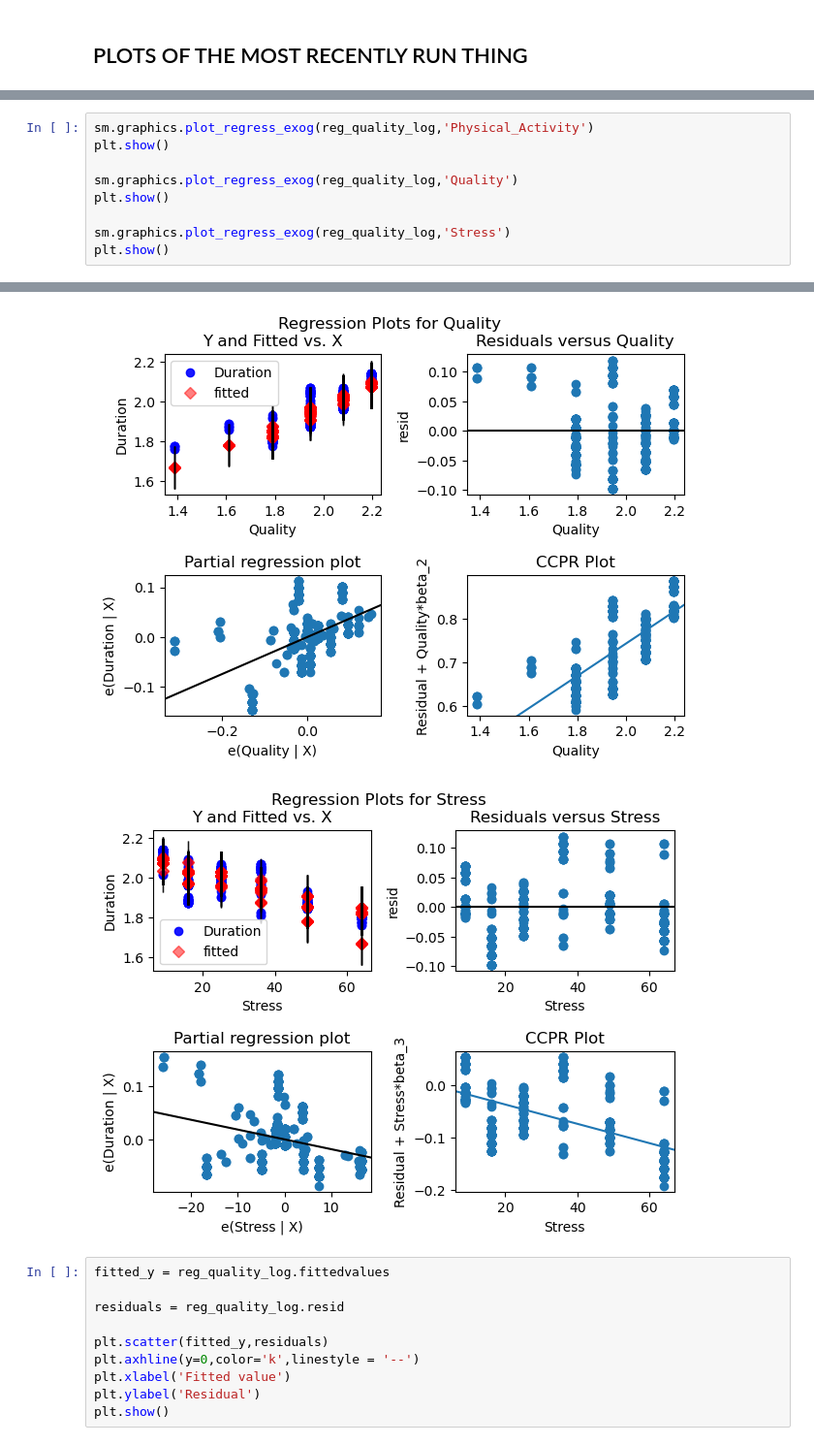
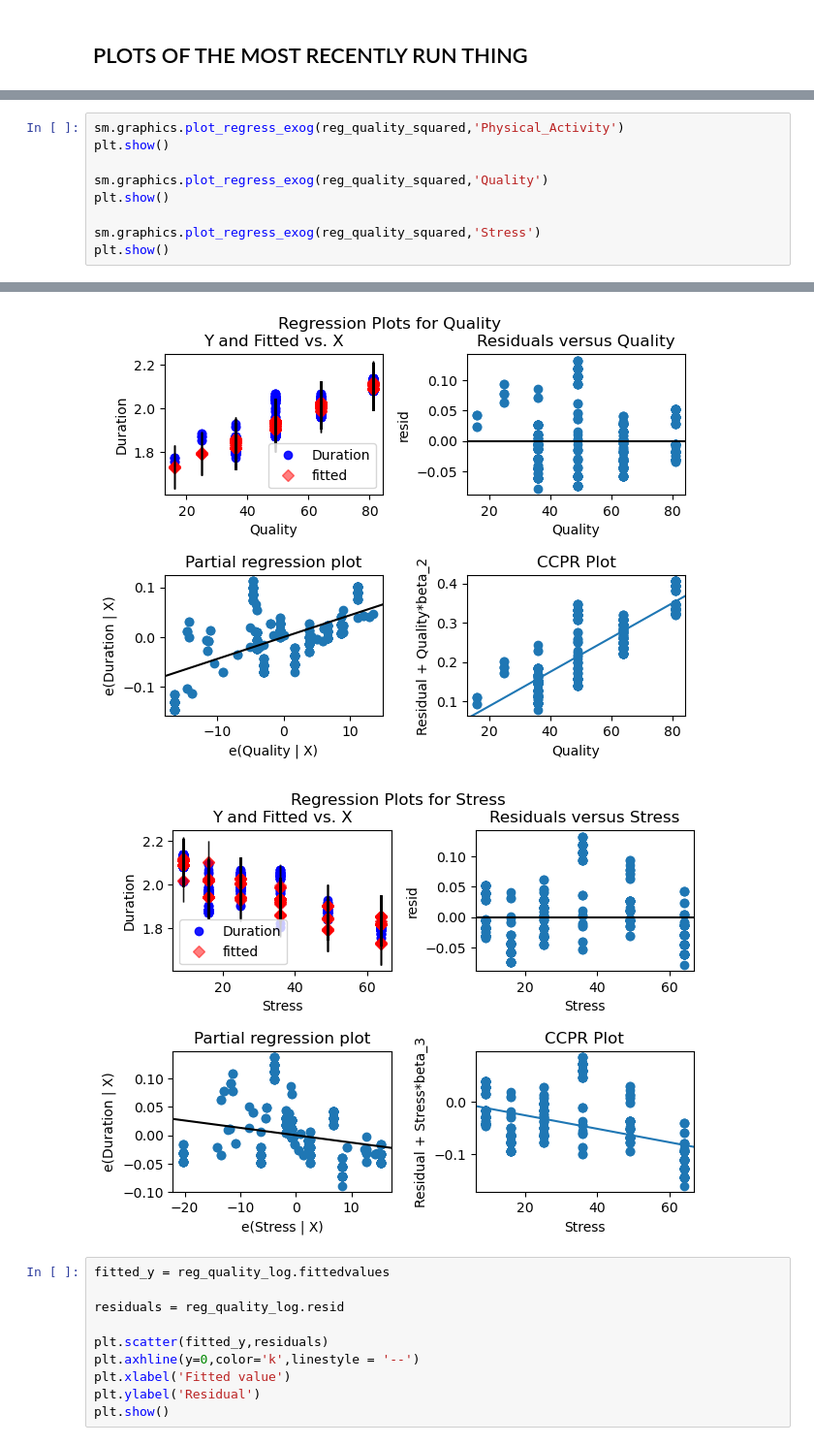
Before and after one commit to eric-y33/Math360-MAGC3, a Jupyter notebook: Transformations.ipynb, the cells around one changed output, grey strips where cells are left out. Shown: that part at 97% size. Cells and saved outputs as stored; diff of their text form.

Commit message:
modified some transformation plots

```diff
--- a/Transformations.ipynb
+++ b/Transformations.ipynb
@@ -165,12 +165,12 @@ plt.show()
 # %% [output]
 [figure]
 # %%
-sm.graphics.plot_regress_exog(reg_quality_log,'Physical_Activity')
+sm.graphics.plot_regress_exog(reg_quality_squared,'Physical_Activity')
 plt.show()
 
-sm.graphics.plot_regress_exog(reg_quality_log,'Quality')
+sm.graphics.plot_regress_exog(reg_quality_squared,'Quality')
 plt.show()
 
-sm.graphics.plot_regress_exog(reg_quality_log,'Stress')
+sm.graphics.plot_regress_exog(reg_quality_squared,'Stress')
 plt.show()
 # %% [output]
@@ -178,5 +178,5 @@ plt.show()
-[figure, old version]
+[figure, new version]
-[figure, old version]
+[figure, new version]
 # %%
 fitted_y = reg_quality_log.fittedvalues
 
```
Also changed, not shown: parts of 2 cells of this notebook.
